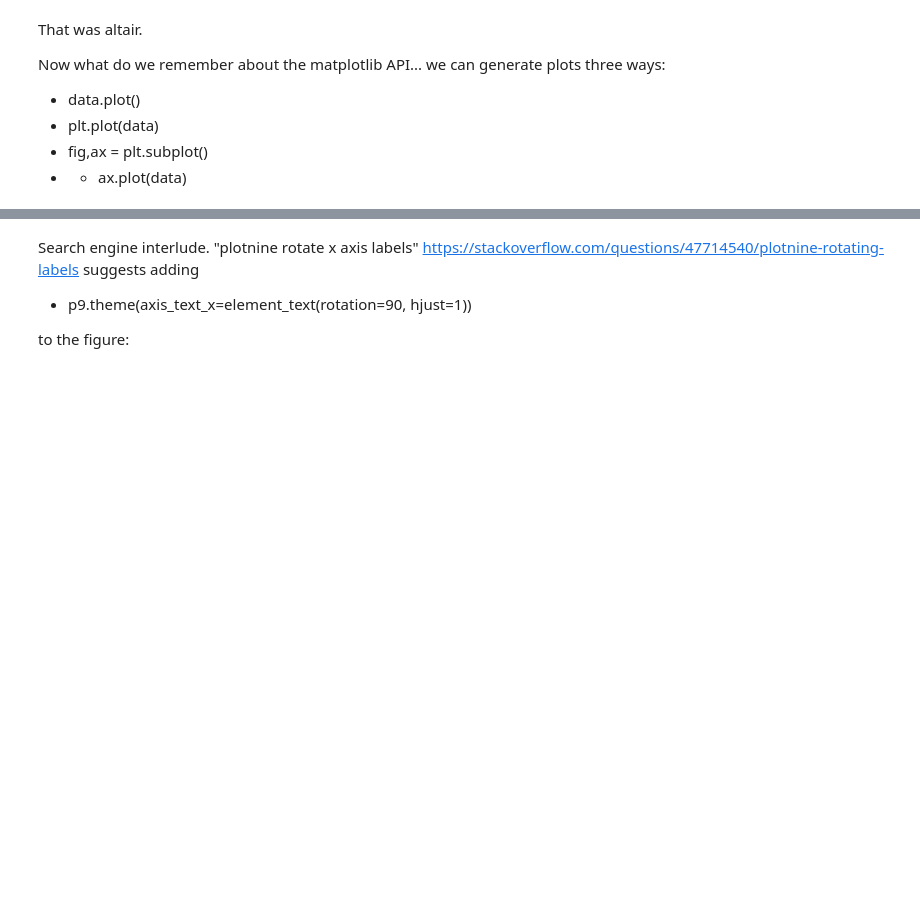
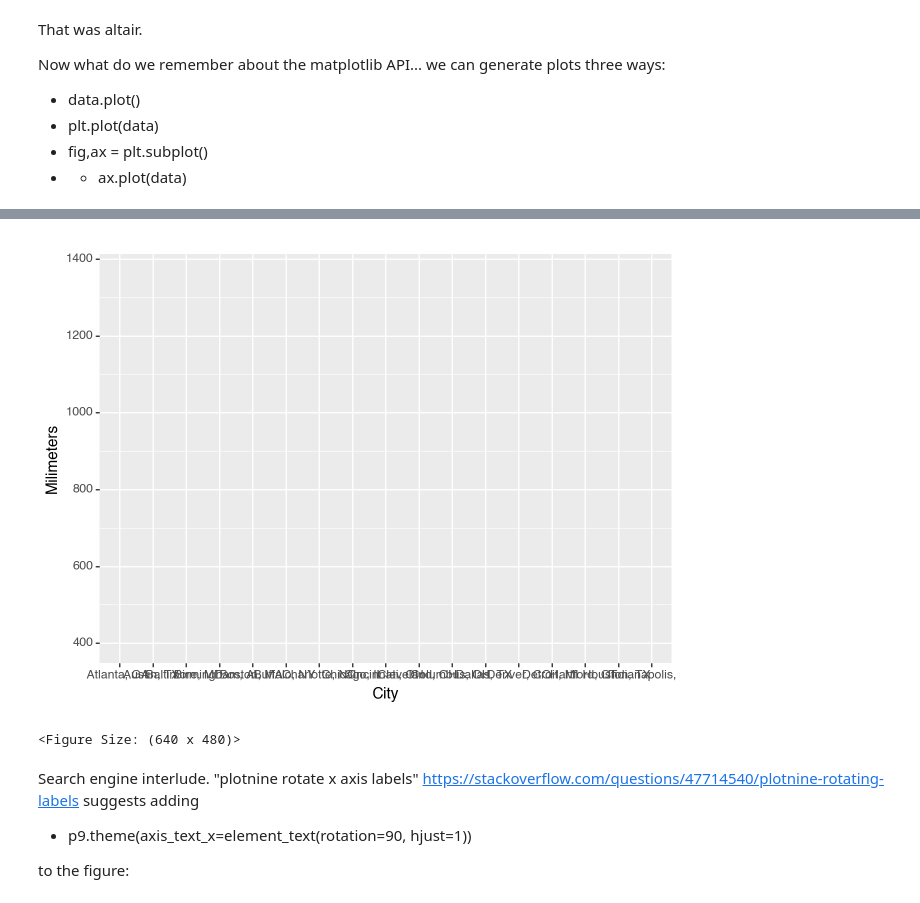
Before and after one commit to wltrimbl/uchicago-data227, a Jupyter notebook: notebooks/03-OPTIONS.ipynb, the cells around one changed output, grey strips where cells are left out. Drawn from its saved outputs; the diff is of its cells as text; code cells hidden in the pictures; blank space fills up the shorter version.

```diff
--- a/notebooks/03-OPTIONS.ipynb
+++ b/notebooks/03-OPTIONS.ipynb
@@ -241,3 +406,11 @@ p9.ggplot(
+# %%
+p9.ggplot(
+    data=rainfall,
+    mapping=p9.aes(x="City", y="Milimeters")
+     )
+# %% [output]
+[figure, added]
+<Figure Size: (640 x 480)>
 # %% [markdown]
 Search engine interlude.  "plotnine rotate x axis labels"
 https://stackoverflow.com/questions/47714540/plotnine-rotating-labels
```
Also changed, not shown: parts of 43 cells of this notebook, 5 other files.
